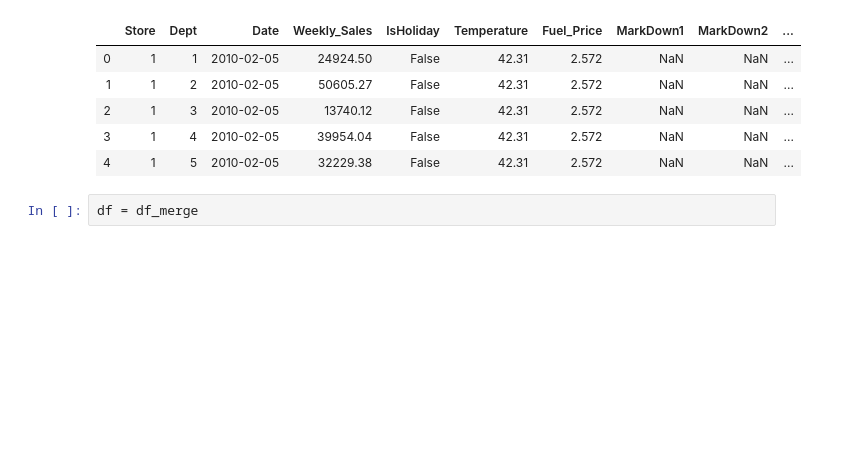
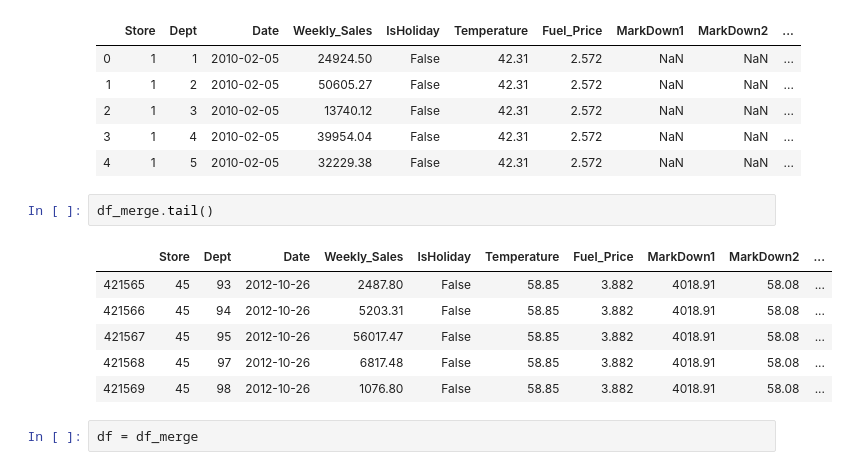
Before and after one commit to seyma-tas/Sales-Forecasting-Project, a Jupyter notebook: 1-EDA-notebook.ipynb, the cells around one changed output. Cells and saved outputs as stored; diff of their text form; blank space fills up the shorter version.

```diff
--- a/1-EDA-notebook.ipynb
+++ b/1-EDA-notebook.ipynb
@@ -128,6 +128,15 @@ df_merge.head()
 | 2 | 1 | 3 | 2010-02-05 | 13740.12 | False | 42.31 | 2.572 | NaN | NaN | ... |
 | 3 | 1 | 4 | 2010-02-05 | 39954.04 | False | 42.31 | 2.572 | NaN | NaN | ... |
 | 4 | 1 | 5 | 2010-02-05 | 32229.38 | False | 42.31 | 2.572 | NaN | NaN | ... |
+# %%
+df_merge.tail()
+# %% [output]
+|  | Store | Dept | Date | Weekly_Sales | IsHoliday | Temperature | Fuel_Price | MarkDown1 | MarkDown2 | ... |
+| 421565 | 45 | 93 | 2012-10-26 | 2487.80 | False | 58.85 | 3.882 | 4018.91 | 58.08 | ... |
+| 421566 | 45 | 94 | 2012-10-26 | 5203.31 | False | 58.85 | 3.882 | 4018.91 | 58.08 | ... |
+| 421567 | 45 | 95 | 2012-10-26 | 56017.47 | False | 58.85 | 3.882 | 4018.91 | 58.08 | ... |
+| 421568 | 45 | 97 | 2012-10-26 | 6817.48 | False | 58.85 | 3.882 | 4018.91 | 58.08 | ... |
+| 421569 | 45 | 98 | 2012-10-26 | 1076.80 | False | 58.85 | 3.882 | 4018.91 | 58.08 | ... |
 # %%
 df = df_merge
 # %%
```
Also changed, not shown: parts of 1 cell of this notebook.
